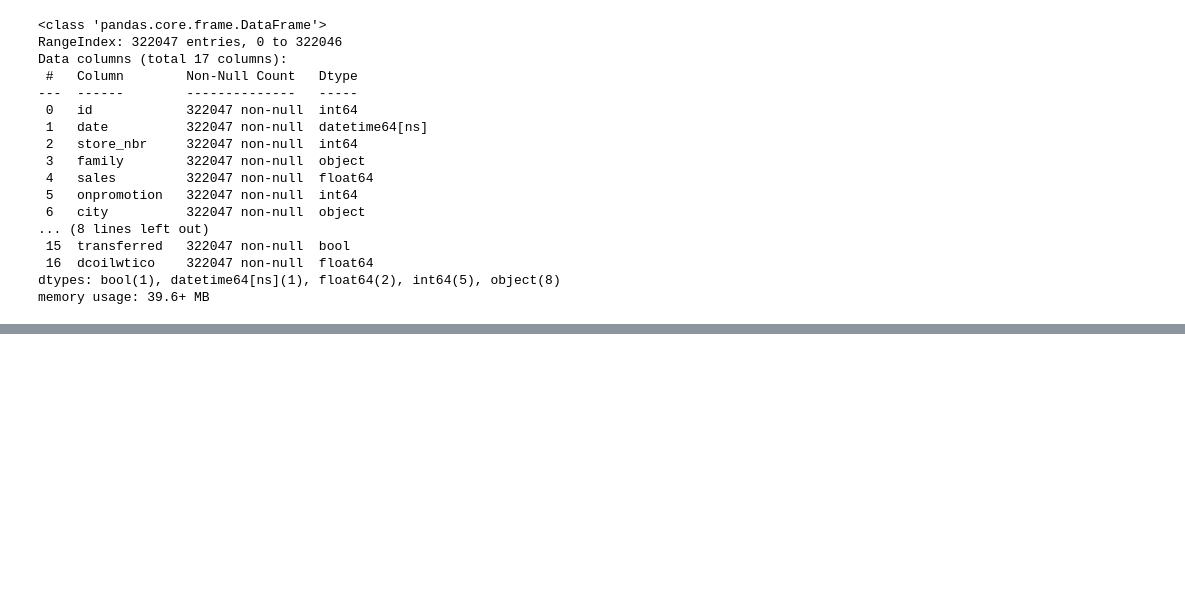
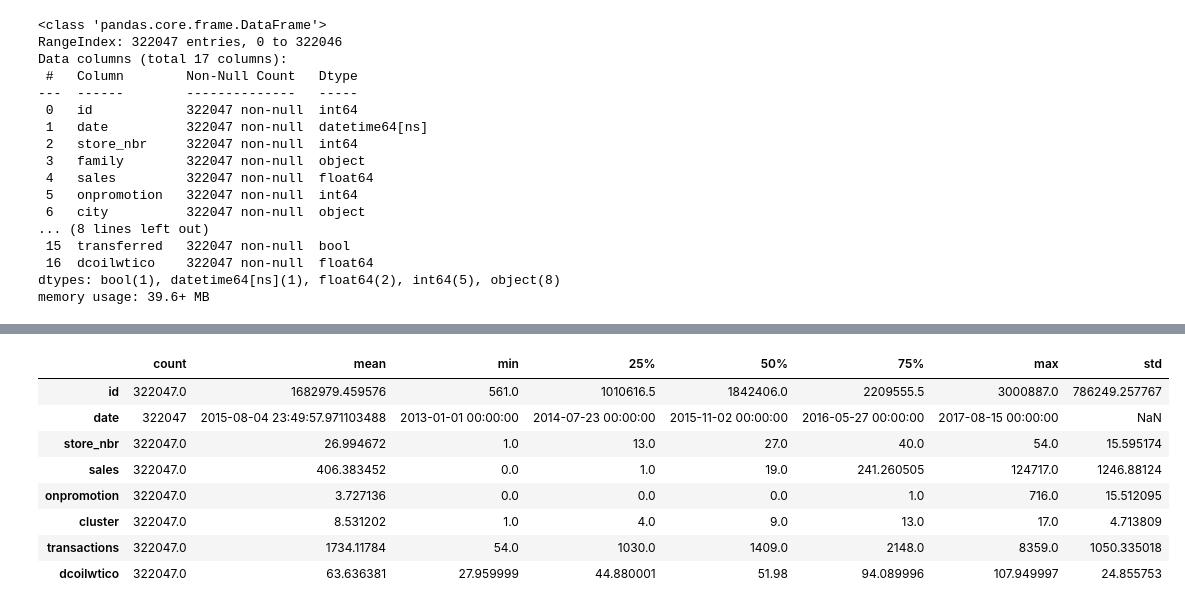
Before and after one commit to Samidirbsa/LP3-Regression, a Jupyter notebook: main.ipynb, the cells around one changed output, grey strips where cells are left out. Drawn from its saved outputs; the diff is of its cells as text; code cells hidden in the pictures; blank space fills up the shorter version.

```diff
--- a/main.ipynb
+++ b/main.ipynb
@@ -502,0 +535,14 @@ memory usage: 39.6+ MB
+# %%
+# Generate summary statistics and transpose the rows and columns of the resultant DataFrame.
+# Transposing flips the DataFrame (the rows become columns and the columns become rows) for better readability
+merged_df.describe().T
+# %% [output]
+|  | count | mean | min | 25% | 50% | 75% | max | std |
+| id | 322047.0 | 1682979.459576 | 561.0 | 1010616.5 | 1842406.0 | 2209555.5 | 3000887.0 | 786249.257767 |
+| date | 322047 | 2015-08-04 23:49:57.971103488 | 2013-01-01 00:00:00 | 2014-07-23 00:00:00 | 2015-11-02 00:00:00 | 2016-05-27 00:00:00 | 2017-08-15 00:00:00 | NaN |
+| store_nbr | 322047.0 | 26.994672 | 1.0 | 13.0 | 27.0 | 40.0 | 54.0 | 15.595174 |
+| sales | 322047.0 | 406.383452 | 0.0 | 1.0 | 19.0 | 241.260505 | 124717.0 | 1246.88124 |
+| onpromotion | 322047.0 | 3.727136 | 0.0 | 0.0 | 0.0 | 1.0 | 716.0 | 15.512095 |
+| cluster | 322047.0 | 8.531202 | 1.0 | 4.0 | 9.0 | 13.0 | 17.0 | 4.713809 |
+| transactions | 322047.0 | 1734.11784 | 54.0 | 1030.0 | 1409.0 | 2148.0 | 8359.0 | 1050.335018 |
+| dcoilwtico | 322047.0 | 63.636381 | 27.959999 | 44.880001 | 51.98 | 94.089996 | 107.949997 | 24.855753 |
```
Also changed, not shown: parts of 12 cells of this notebook, 1 other file.
